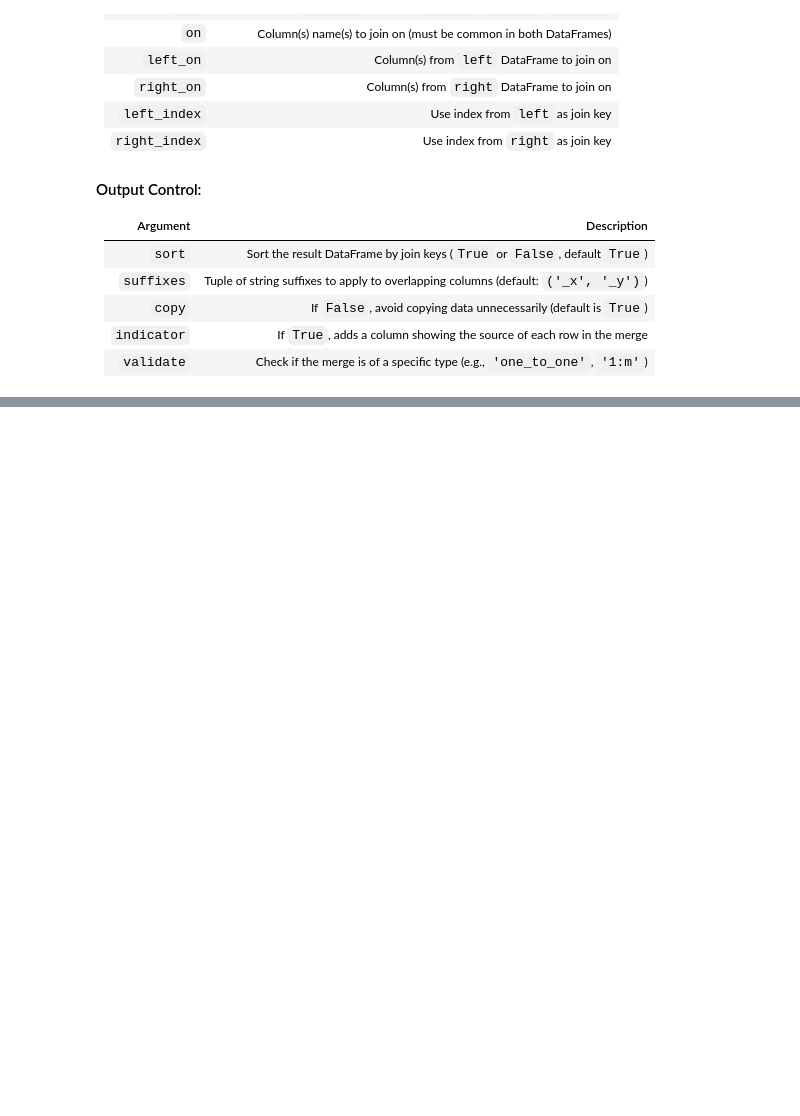
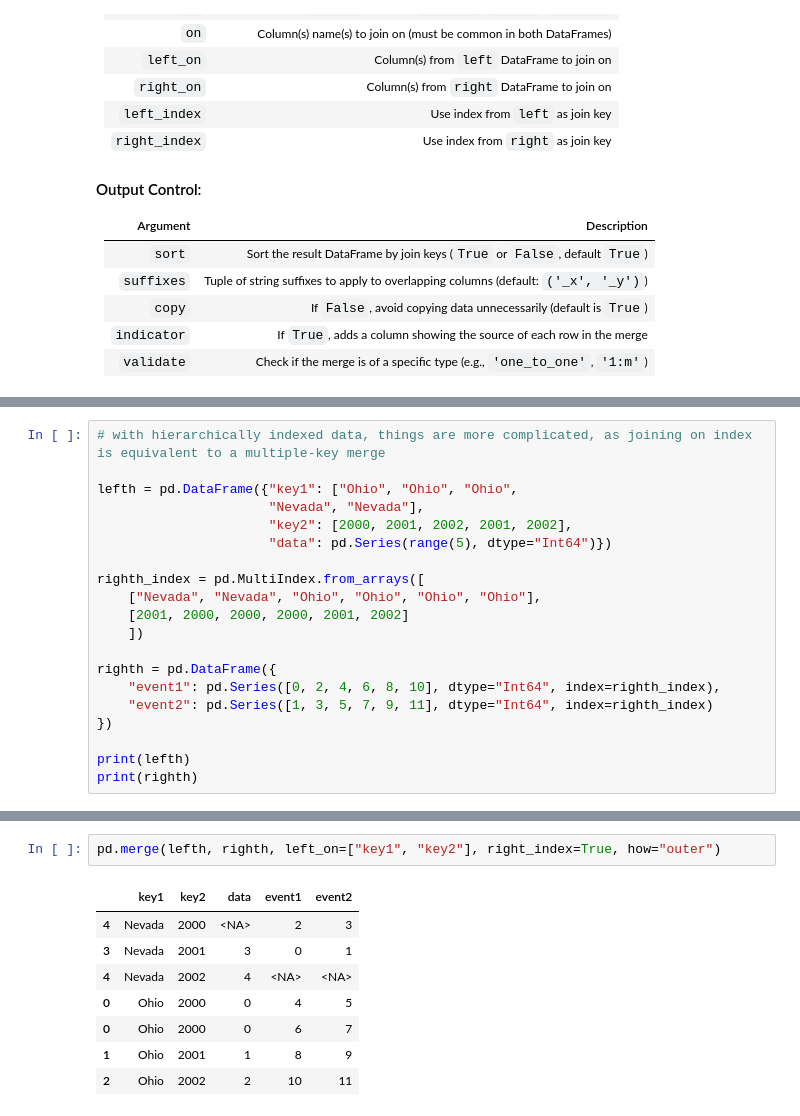
Before and after one commit to f-ckyou/pandas, a Jupyter notebook: pd-8/2_combining_and_merging_datasets.ipynb, the cells around one changed output, grey strips where cells are left out. Cells and saved outputs as stored; diff of their text form; blank space fills up the shorter version.

```diff
--- a/pd-8/2_combining_and_merging_datasets.ipynb
+++ b/pd-8/2_combining_and_merging_datasets.ipynb
@@ -338,0 +382,20 @@ pd.merge(left, right, on="key1", suffixes=("_left", "_right"))
+# %%
+# with hierarchically indexed data, things are more complicated, as joining on index is equivalent to a multiple-key merge
+
+lefth = pd.DataFrame({"key1": ["Ohio", "Ohio", "Ohio",
+                      "Nevada", "Nevada"],
+                      "key2": [2000, 2001, 2002, 2001, 2002],
+                      "data": pd.Series(range(5), dtype="Int64")})
+
+righth_index = pd.MultiIndex.from_arrays([
+    ["Nevada", "Nevada", "Ohio", "Ohio", "Ohio", "Ohio"],
+    [2001, 2000, 2000, 2000, 2001, 2002]
+    ])
+
+righth = pd.DataFrame({
+    "event1": pd.Series([0, 2, 4, 6, 8, 10], dtype="Int64", index=righth_index),
+    "event2": pd.Series([1, 3, 5, 7, 9, 11], dtype="Int64", index=righth_index)
+})
+
+print(lefth)
+print(righth)
@@ -338,0 +434,11 @@ pd.merge(left, right, on="key1", suffixes=("_left", "_right"))
+# %%
+pd.merge(lefth, righth, left_on=["key1", "key2"], right_index=True, how="outer")
+# %% [output]
+|  | key1 | key2 | data | event1 | event2 |
+| 4 | Nevada | 2000 | <NA> | 2 | 3 |
+| 3 | Nevada | 2001 | 3 | 0 | 1 |
+| 4 | Nevada | 2002 | 4 | <NA> | <NA> |
+| 0 | Ohio | 2000 | 0 | 4 | 5 |
+| 0 | Ohio | 2000 | 0 | 6 | 7 |
+| 1 | Ohio | 2001 | 1 | 8 | 9 |
+| 2 | Ohio | 2002 | 2 | 10 | 11 |
```
Also changed, not shown: parts of 13 cells of this notebook.
